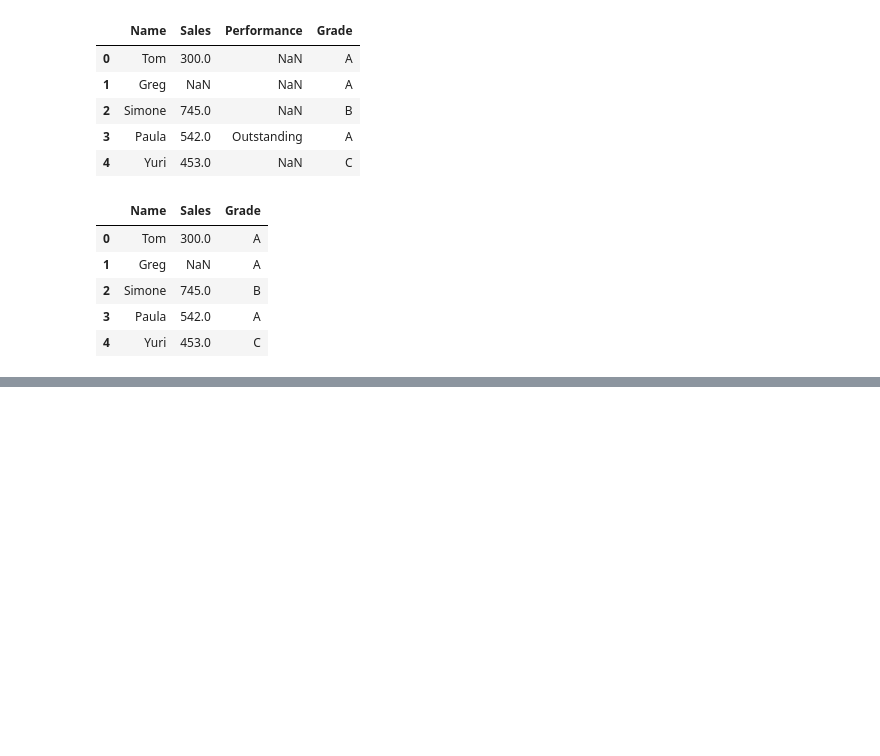
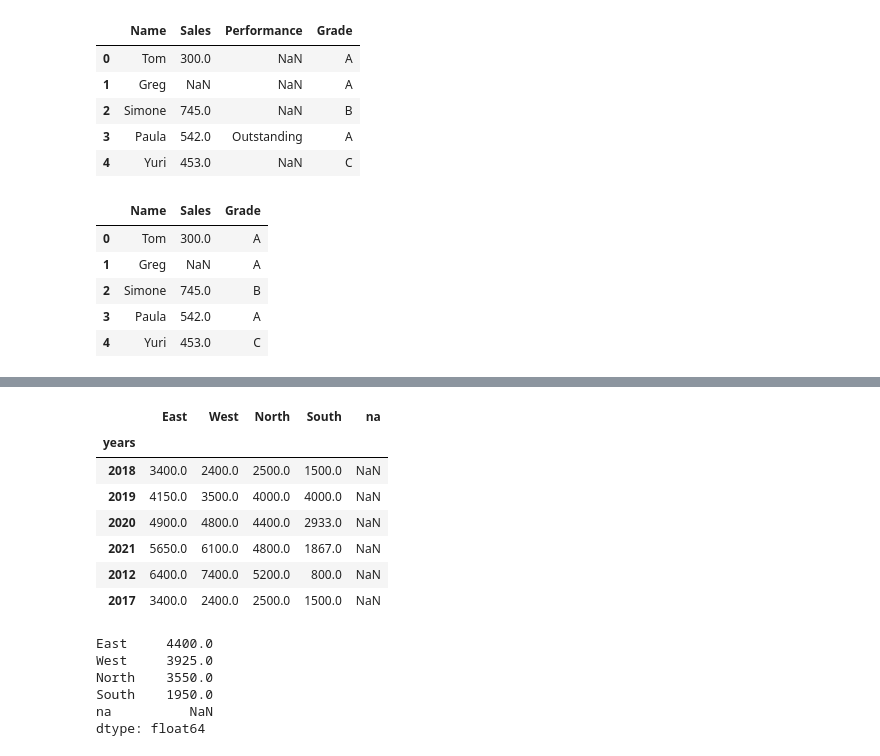
Before and after one commit to abhiram-suri/DataEng37PythonRepo, a Jupyter notebook: numpy_pandas/pandas_intro.ipynb, the cells around one changed output, grey strips where cells are left out. Drawn from its saved outputs; the diff is of its cells as text; code cells hidden in the pictures; blank space fills up the shorter version.

```diff
--- a/numpy_pandas/pandas_intro.ipynb
+++ b/numpy_pandas/pandas_intro.ipynb
@@ -320,0 +459,20 @@ df_list_dicts[['Name', 'Sales', 'Grade']]
+# %%
+new_region.interpolate().round()
+# %% [output]
+|  | East | West | North | South | na |
+| years |  |  |  |  |  |
+| 2018 | 3400.0 | 2400.0 | 2500.0 | 1500.0 | NaN |
+| 2019 | 4150.0 | 3500.0 | 4000.0 | 4000.0 | NaN |
+| 2020 | 4900.0 | 4800.0 | 4400.0 | 2933.0 | NaN |
+| 2021 | 5650.0 | 6100.0 | 4800.0 | 1867.0 | NaN |
+| 2012 | 6400.0 | 7400.0 | 5200.0 | 800.0 | NaN |
+| 2017 | 3400.0 | 2400.0 | 2500.0 | 1500.0 | NaN |
+# %%
+new_region.mean()
+# %% [output]
+East     4400.0
+West     3925.0
+North    3550.0
+South    1950.0
+na          NaN
+dtype: float64
```
Also changed, not shown: parts of 57 cells of this notebook, 5 other files.
